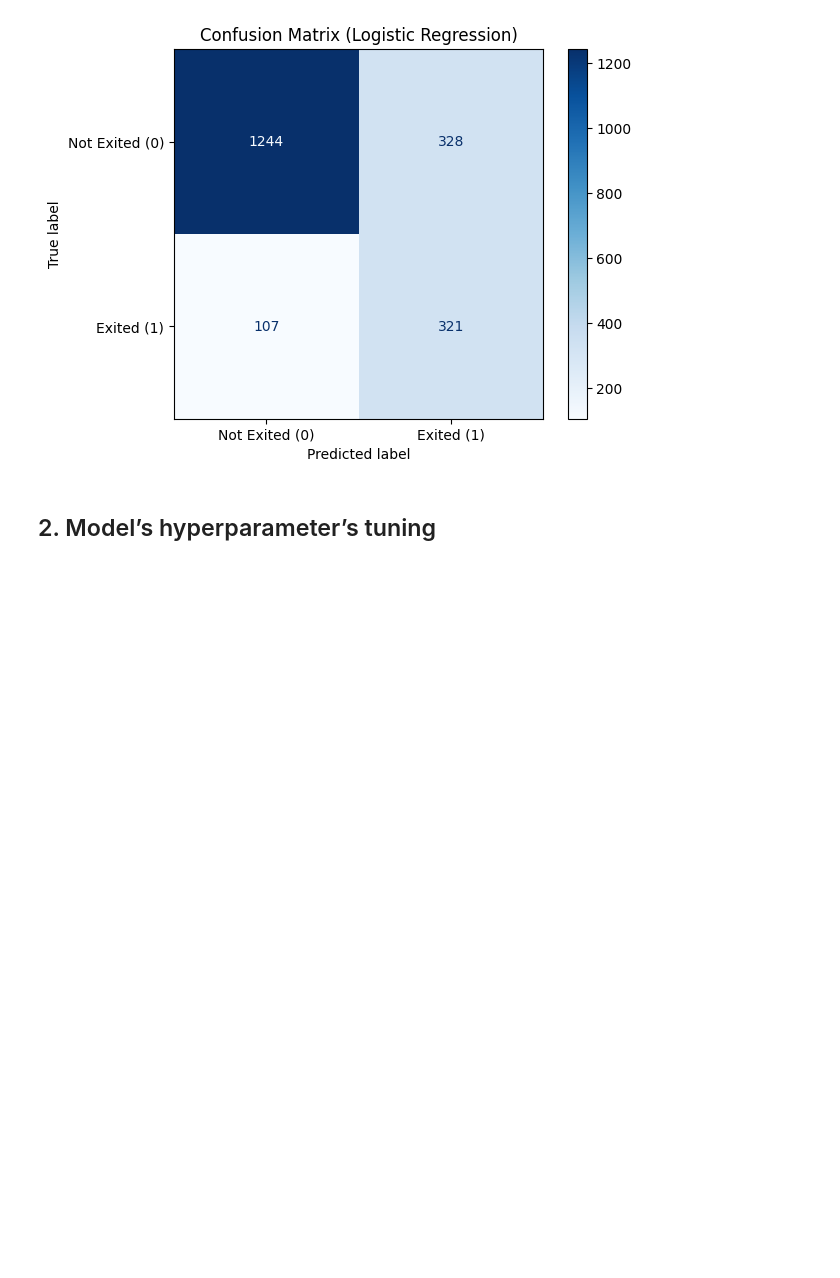
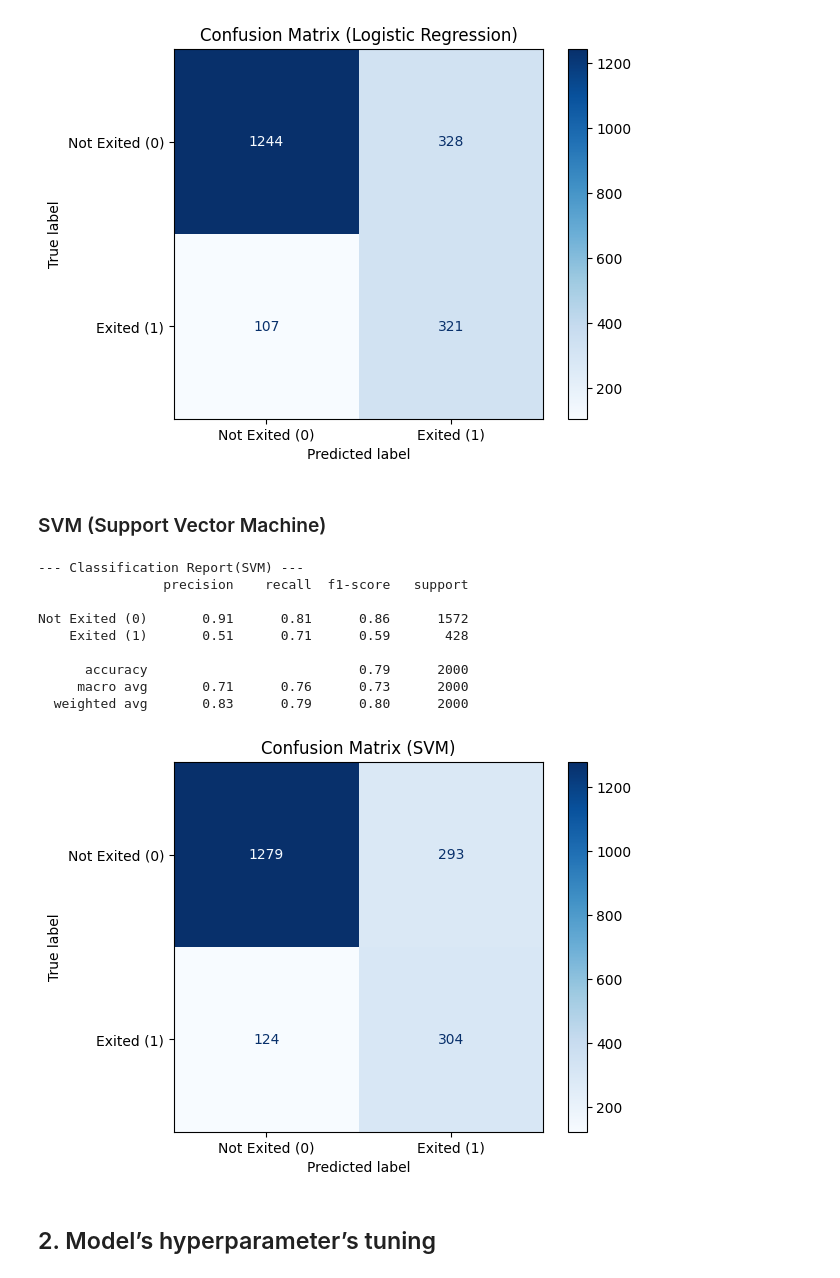
Before and after one commit to maxoubvd/S7_ML_project, a Jupyter notebook: projet_ml.ipynb, the cells around one changed output. Saved outputs shown, nothing was run; the diff lists cells and outputs as text; code cells hidden in the pictures; blank space fills up the shorter version.

Commit message:
adding the first models + optimization

```diff
--- a/projet_ml.ipynb
+++ b/projet_ml.ipynb
@@ -780,3 +776,5 @@ Not exited (0)       0.92      0.79      0.85      1572
 
 --- Confusion Matrix ---
 [figure]
+# %% [markdown]
+### SVM (Support Vector Machine)
@@ -783,2 +783,32 @@ Not exited (0)       0.92      0.79      0.85      1572
+# %%
+model_svm = SVC(random_state=42)
+
+model_svm.fit(X_train_smote, y_train_smote)
+
+y_pred_svm = model_svm.predict(X_test_scaled)
+
+print("\n--- Classification Report(SVM) ---")
+print(classification_report(y_test, y_pred_svm, target_names=['Not Exited (0)', 'Exited (1)']))
+
+ConfusionMatrixDisplay.from_estimator(
+    model_svm,
+    X_test_scaled,
+    y_test,
+    display_labels=['Not Exited (0)', 'Exited (1)'],
+    cmap='Blues'
+)
+plt.title('Confusion Matrix (SVM)')
+plt.show()
+# %% [output]
+--- Classification Report(SVM) ---
+                precision    recall  f1-score   support
+
+Not Exited (0)       0.91      0.81      0.86      1572
+    Exited (1)       0.51      0.71      0.59       428
+
+      accuracy                           0.79      2000
+     macro avg       0.71      0.76      0.73      2000
+  weighted avg       0.83      0.79      0.80      2000
+[figure, added]
 # %% [markdown]
 ## 2. Model’s hyperparameter’s tuning
```
Also changed, not shown: parts of 54 cells of this notebook.
